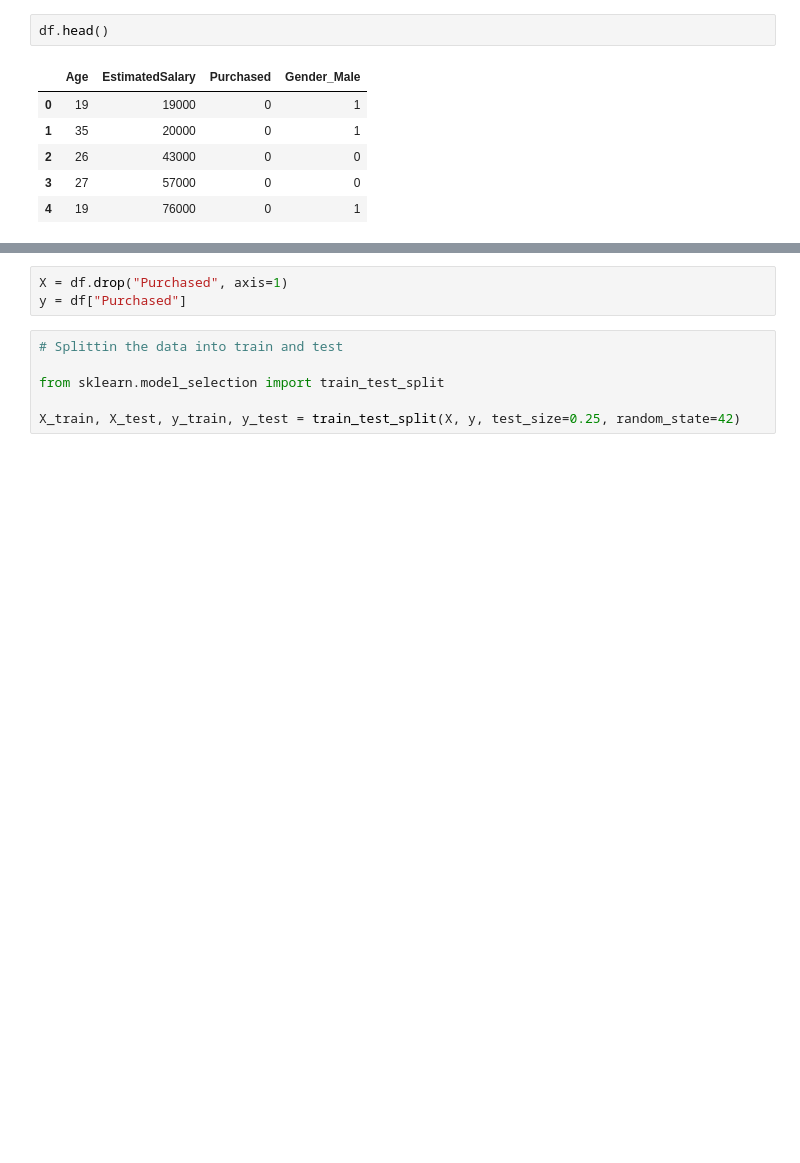
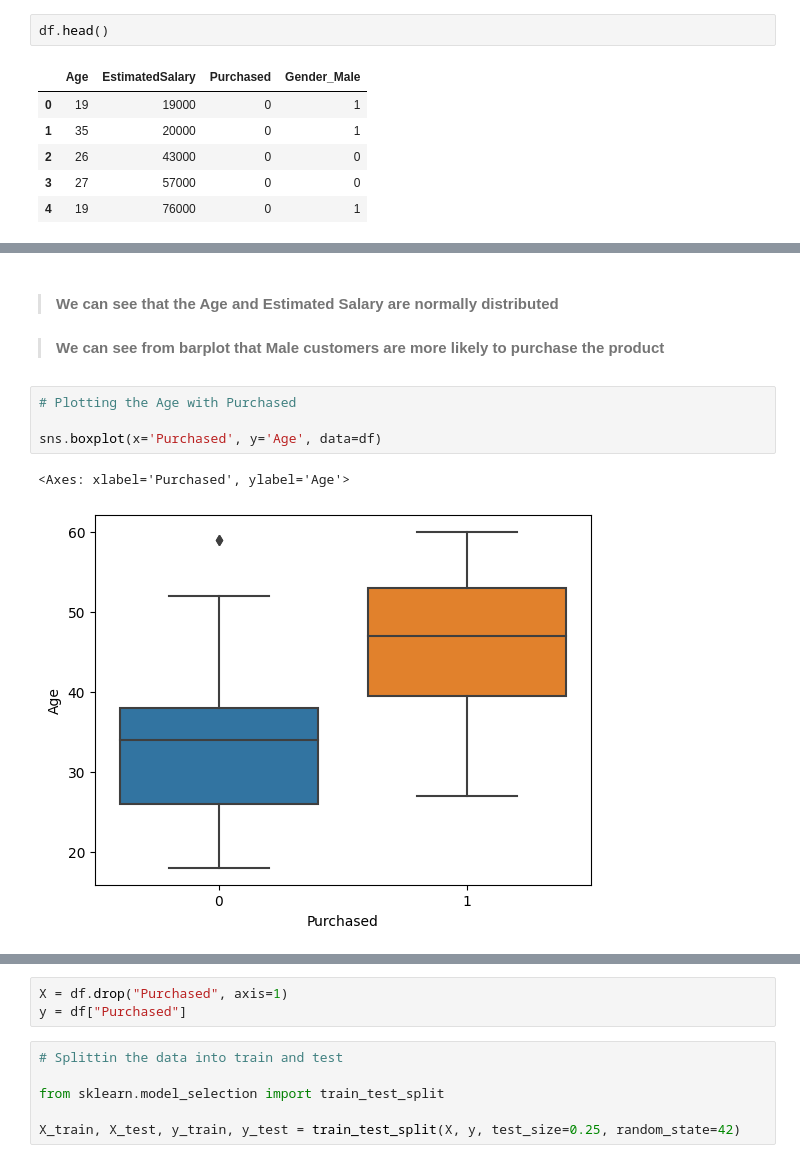
Before and after one commit to Harsh502s/ML-Assignments, a Jupyter notebook: Notebooks/Assignment 7 KNN SNA.ipynb, the cells around one changed output, grey strips where cells are left out. Cells and saved outputs as stored; diff of their text form; blank space fills up the shorter version.

```diff
--- a/Notebooks/Assignment 7 KNN SNA.ipynb
+++ b/Notebooks/Assignment 7 KNN SNA.ipynb
@@ -42,0 +66,11 @@ df.head()
+# %% [markdown]
+> #### We can see that the Age and Estimated Salary are normally distributed
+
+> #### We can see from barplot that Male customers are more likely to purchase the product
+# %%
+# Plotting the Age with Purchased
+
+sns.boxplot(x='Purchased', y='Age', data=df)
+# %% [output]
+<Axes: xlabel='Purchased', ylabel='Age'>
+[figure, added]
```
Also changed, not shown: parts of 7 cells of this notebook, 3 other files.
